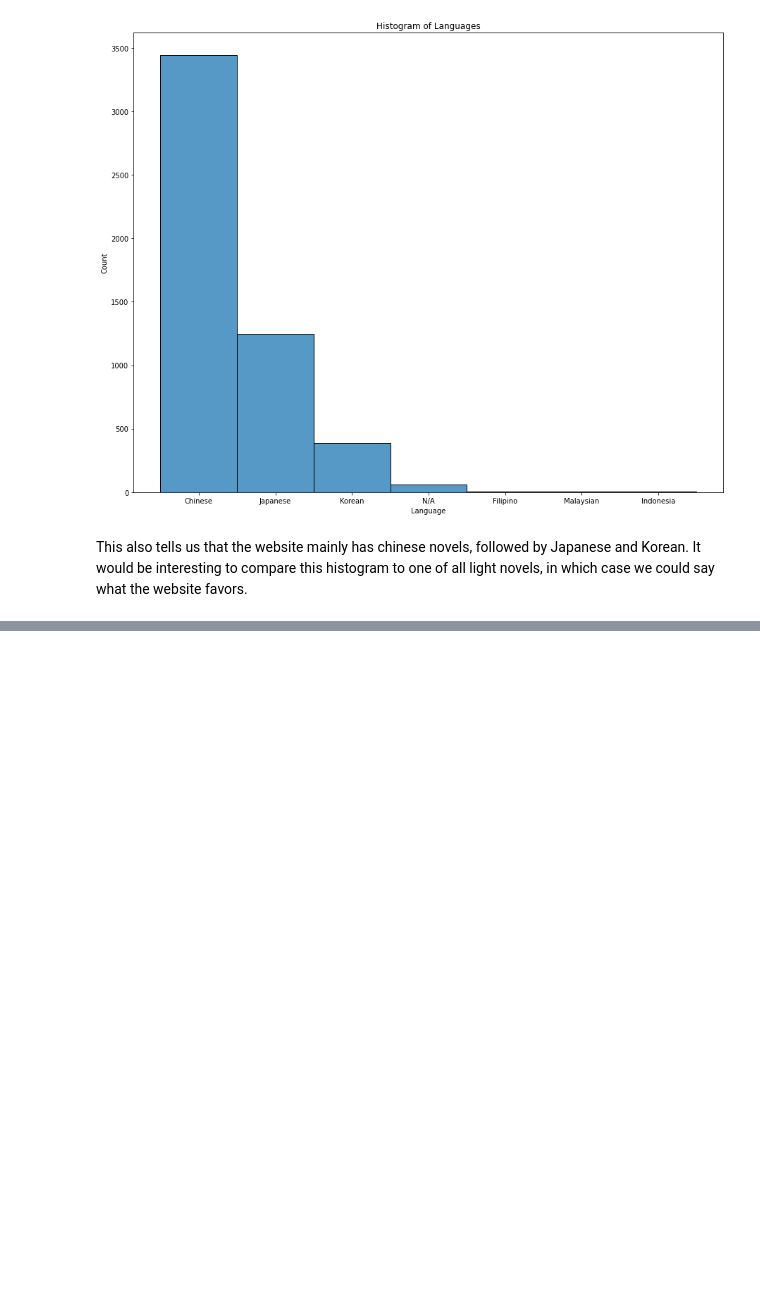
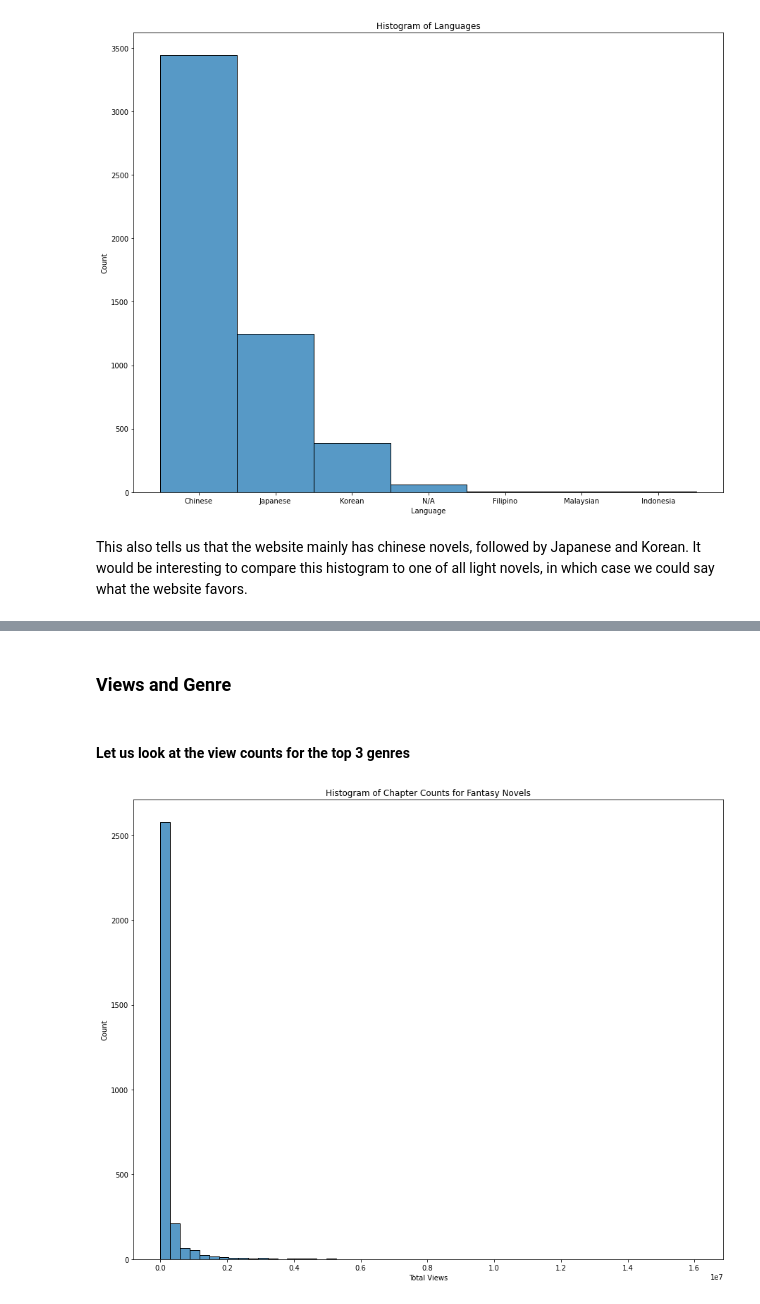
Before and after one commit to yuvalofek/analyzing-light-novels, a Jupyter notebook: LN_Analysis.ipynb, the cells around one changed output, grey strips where cells are left out. Saved outputs shown, nothing was run; the diff lists cells and outputs as text; code cells hidden in the pictures; blank space fills up the shorter version.

```diff
--- a/LN_Analysis.ipynb
+++ b/LN_Analysis.ipynb
@@ -302,0 +317,12 @@ This also tells us that the website mainly has chinese novels, followed by Japan
+# %% [markdown]
+### Views and Genre
+# %% [markdown]
+#### Let us look at the view counts for the top 3 genres
+# %%
+# Histogram of lengths
+plt.figure(figsize=(15, 12))
+plt.title('Histogram of Chapter Counts for Fantasy Novels')
+sns.histplot(ln_df['Total Views'].where(ln_df['Genre_Fantasy']), bins = int(np.ceil(np.sqrt(ln_df['Genre_Fantasy'].sum()))))
+plt.show()
+# %% [output]
+[figure, added]
```
Also changed, not shown: parts of 23 cells of this notebook.
